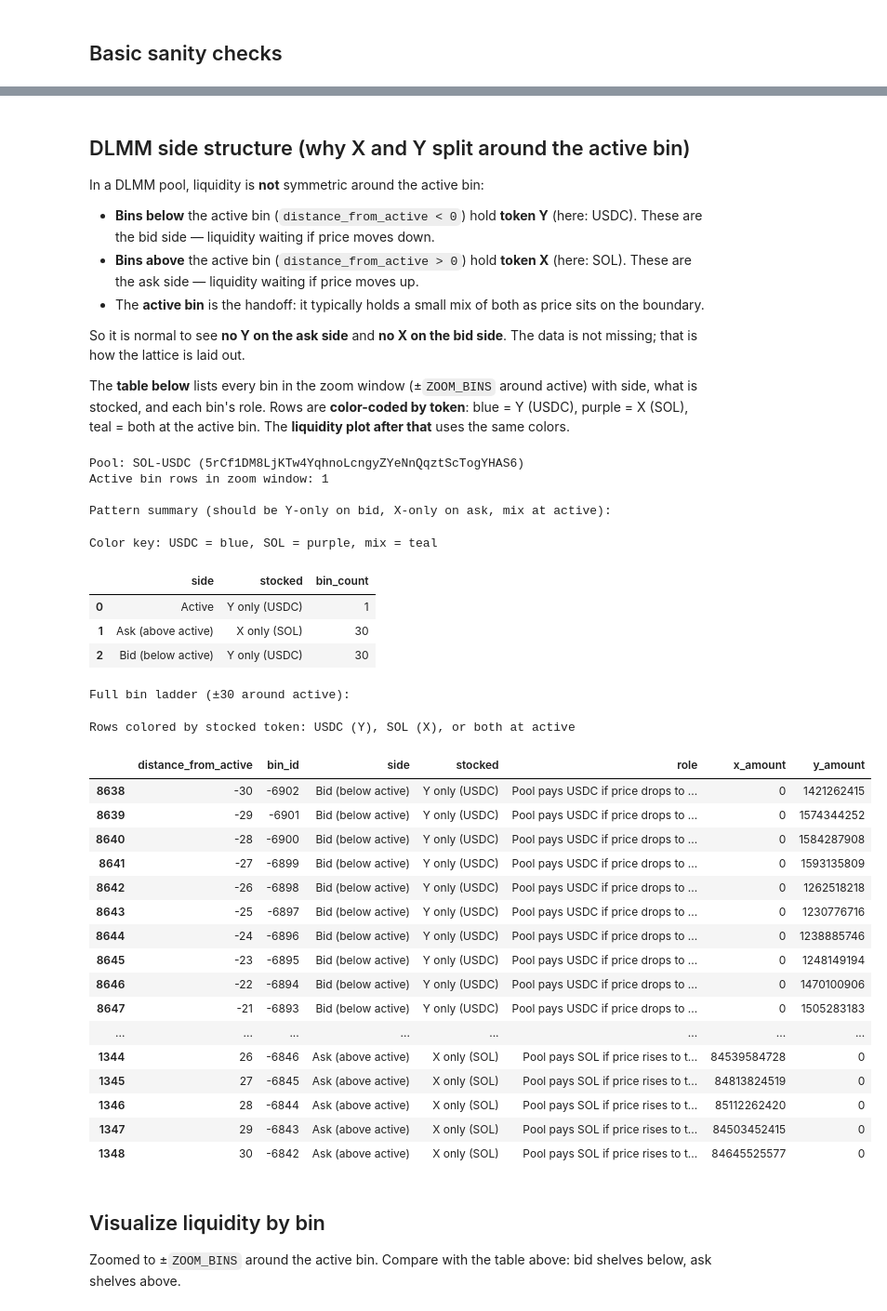
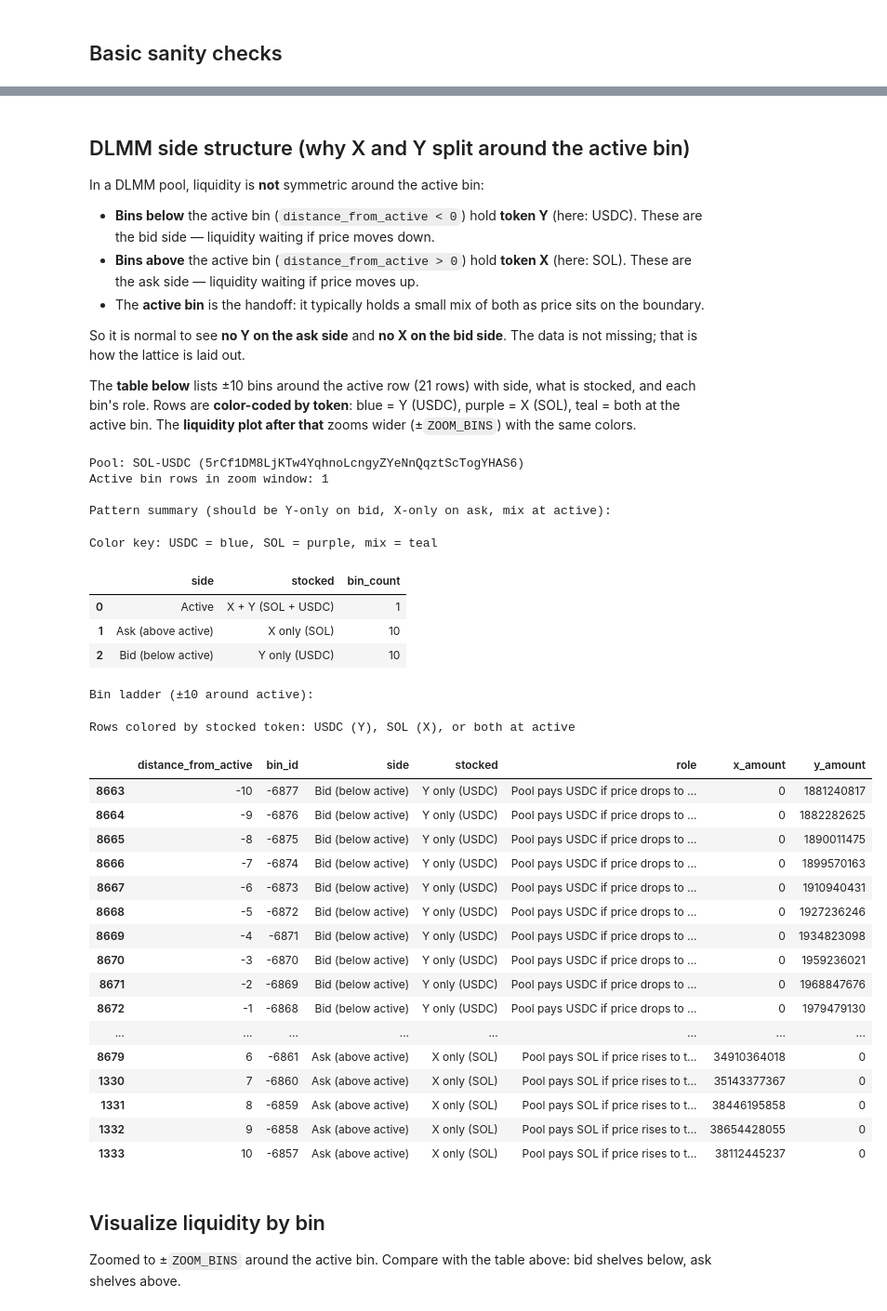
Before and after one commit to topobear/meteora_bin_atlas, a Jupyter notebook: notebooks/01_connect_fetch_explore_meteora.ipynb, the cells around one changed output, grey strips where cells are left out. Shown at 93% size. Saved outputs shown, nothing was run; the diff lists cells and outputs as text; code cells hidden in the pictures.

```diff
--- a/notebooks/01_connect_fetch_explore_meteora.ipynb
+++ b/notebooks/01_connect_fetch_explore_meteora.ipynb
@@ -573,7 +571,7 @@ In a DLMM pool, liquidity is **not** symmetric around the active bin:
 
 So it is normal to see **no Y on the ask side** and **no X on the bid side**. The data is not missing; that is how the lattice is laid out.
 
-The **table below** lists every bin in the zoom window (±`ZOOM_BINS` around active) with side, what is stocked, and each bin's role. Rows are **color-coded by token**: blue = Y (USDC), purple = X (SOL), teal = both at the active bin. The **liquidity plot after that** uses the same colors.
+The **table below** lists ±10 bins around the active row (21 rows) with side, what is stocked, and each bin's role. Rows are **color-coded by token**: blue = Y (USDC), purple = X (SOL), teal = both at the active bin. The **liquidity plot after that** zooms wider (±`ZOOM_BINS`) with the same colors.
 # %%
 POOL_LABEL = selected.get("raw_name_or_symbol_if_available", POOL_ADDRESS)
 TOKEN_X = "SOL" if "SOL" in str(POOL_LABEL).split("-")[0] else "token X"
@@ -639,6 +637,11 @@ bin_structure_df["stocked"] = bin_structure_df.apply(
 )
 bin_structure_df["role"] = bin_structure_df["distance_from_active"].map(role_label)
 
+TABLE_BINS = 10
+table_df = bin_structure_df[
+    bin_structure_df["distance_from_active"].between(-TABLE_BINS, TABLE_BINS)
+].sort_values("distance_from_active")
+
 display_cols = [
     "distance_from_active",
     "bin_id",
@@ -653,7 +656,7 @@ print(f"Pool: {POOL_LABEL} ({POOL_ADDRESS})")
 print(f"Active bin rows in zoom window: {bin_structure_df['is_active_bin'].sum()}\n")
 
 summary = (
-    bin_structure_df.groupby(["side", "stocked"], dropna=False)
+    table_df.groupby(["side", "stocked"], dropna=False)
     .size()
     .reset_index(name="bin_count")
     .sort_values(["side", "stocked"])
@@ -674,55 +677,55 @@ def style_summary_row(row: pd.Series) -> list[str]:
         color = TOKEN_COLORS["X"]
     elif "X + Y" in row["stocked"]:
         color = TOKEN_COLORS["mix"]
     else:
         color = TOKEN_COLORS["empty"]
     return [f"background-color: {color}22"] * len(row)
 
 
 print("Pattern summary (should be Y-only on bid, X-only on ask, mix at active):")
 display(
     summary.style.apply(style_summary_row, axis=1).set_caption(
         f"Color key: {TOKEN_Y} = blue, {TOKEN_X} = purple, mix = teal"
     )
 )
 
-print(f"\nFull bin ladder (±{ZOOM_BINS} around active):")
+print(f"\nBin ladder (±{TABLE_BINS} around active):")
 display(
-    bin_structure_df[display_cols]
+    table_df[display_cols]
     .style.apply(style_token_row, axis=1)
     .set_caption(
         f"Rows colored by stocked token: {TOKEN_Y} (Y), {TOKEN_X} (X), or both at active"
     )
 )
 # %% [output]
 Pool: SOL-USDC (5rCf1DM8LjKTw4YqhnoLcngyZYeNnQqztScTogYHAS6)
 Active bin rows in zoom window: 1
 
 Pattern summary (should be Y-only on bid, X-only on ask, mix at active):
 Color key: USDC = blue, SOL = purple, mix = teal
 |  | side | stocked | bin_count |
-| 0 | Active | Y only (USDC) | 1 |
-| 1 | Ask (above active) | X only (SOL) | 30 |
-| 2 | Bid (below active) | Y only (USDC) | 30 |
+| 0 | Active | X + Y (SOL + USDC) | 1 |
+| 1 | Ask (above active) | X only (SOL) | 10 |
+| 2 | Bid (below active) | Y only (USDC) | 10 |
-Full bin ladder (±30 around active):
+Bin ladder (±10 around active):
 Rows colored by stocked token: USDC (Y), SOL (X), or both at active
 |  | distance_from_active | bin_id | side | stocked | role | x_amount | y_amount |
-| 8638 | -30 | -6902 | Bid (below active) | Y only (USDC) | Pool pays USDC if price drops to ... | 0 | 1421262415 |
-| 8639 | -29 | -6901 | Bid (below active) | Y only (USDC) | Pool pays USDC if price drops to ... | 0 | 1574344252 |
-| 8640 | -28 | -6900 | Bid (below active) | Y only (USDC) | Pool pays USDC if price drops to ... | 0 | 1584287908 |
-| 8641 | -27 | -6899 | Bid (below active) | Y only (USDC) | Pool pays USDC if price drops to ... | 0 | 1593135809 |
-| 8642 | -26 | -6898 | Bid (below active) | Y only (USDC) | Pool pays USDC if price drops to ... | 0 | 1262518218 |
-| 8643 | -25 | -6897 | Bid (below active) | Y only (USDC) | Pool pays USDC if price drops to ... | 0 | 1230776716 |
-| 8644 | -24 | -6896 | Bid (below active) | Y only (USDC) | Pool pays USDC if price drops to ... | 0 | 1238885746 |
-| 8645 | -23 | -6895 | Bid (below active) | Y only (USDC) | Pool pays USDC if price drops to ... | 0 | 1248149194 |
-| 8646 | -22 | -6894 | Bid (below active) | Y only (USDC) | Pool pays USDC if price drops to ... | 0 | 1470100906 |
-| 8647 | -21 | -6893 | Bid (below active) | Y only (USDC) | Pool pays USDC if price drops to ... | 0 | 1505283183 |
+| 8663 | -10 | -6877 | Bid (below active) | Y only (USDC) | Pool pays USDC if price drops to ... | 0 | 1881240817 |
+| 8664 | -9 | -6876 | Bid (below active) | Y only (USDC) | Pool pays USDC if price drops to ... | 0 | 1882282625 |
+| 8665 | -8 | -6875 | Bid (below active) | Y only (USDC) | Pool pays USDC if price drops to ... | 0 | 1890011475 |
+| 8666 | -7 | -6874 | Bid (below active) | Y only (USDC) | Pool pays USDC if price drops to ... | 0 | 1899570163 |
+| 8667 | -6 | -6873 | Bid (below active) | Y only (USDC) | Pool pays USDC if price drops to ... | 0 | 1910940431 |
+| 8668 | -5 | -6872 | Bid (below active) | Y only (USDC) | Pool pays USDC if price drops to ... | 0 | 1927236246 |
+| 8669 | -4 | -6871 | Bid (below active) | Y only (USDC) | Pool pays USDC if price drops to ... | 0 | 1934823098 |
+| 8670 | -3 | -6870 | Bid (below active) | Y only (USDC) | Pool pays USDC if price drops to ... | 0 | 1959236021 |
+| 8671 | -2 | -6869 | Bid (below active) | Y only (USDC) | Pool pays USDC if price drops to ... | 0 | 1968847676 |
+| 8672 | -1 | -6868 | Bid (below active) | Y only (USDC) | Pool pays USDC if price drops to ... | 0 | 1979479130 |
 | ... | ... | ... | ... | ... | ... | ... | ... |
-| 1344 | 26 | -6846 | Ask (above active) | X only (SOL) | Pool pays SOL if price rises to t... | 84539584728 | 0 |
-| 1345 | 27 | -6845 | Ask (above active) | X only (SOL) | Pool pays SOL if price rises to t... | 84813824519 | 0 |
-| 1346 | 28 | -6844 | Ask (above active) | X only (SOL) | Pool pays SOL if price rises to t... | 85112262420 | 0 |
-| 1347 | 29 | -6843 | Ask (above active) | X only (SOL) | Pool pays SOL if price rises to t... | 84503452415 | 0 |
-| 1348 | 30 | -6842 | Ask (above active) | X only (SOL) | Pool pays SOL if price rises to t... | 84645525577 | 0 |
+| 8679 | 6 | -6861 | Ask (above active) | X only (SOL) | Pool pays SOL if price rises to t... | 34910364018 | 0 |
+| 1330 | 7 | -6860 | Ask (above active) | X only (SOL) | Pool pays SOL if price rises to t... | 35143377367 | 0 |
+| 1331 | 8 | -6859 | Ask (above active) | X only (SOL) | Pool pays SOL if price rises to t... | 38446195858 | 0 |
+| 1332 | 9 | -6858 | Ask (above active) | X only (SOL) | Pool pays SOL if price rises to t... | 38654428055 | 0 |
+| 1333 | 10 | -6857 | Ask (above active) | X only (SOL) | Pool pays SOL if price rises to t... | 38112445237 | 0 |
 # %% [markdown]
 ## Visualize liquidity by bin
 
```
Also changed, not shown: parts of 8 cells of this notebook, 6 other files.
